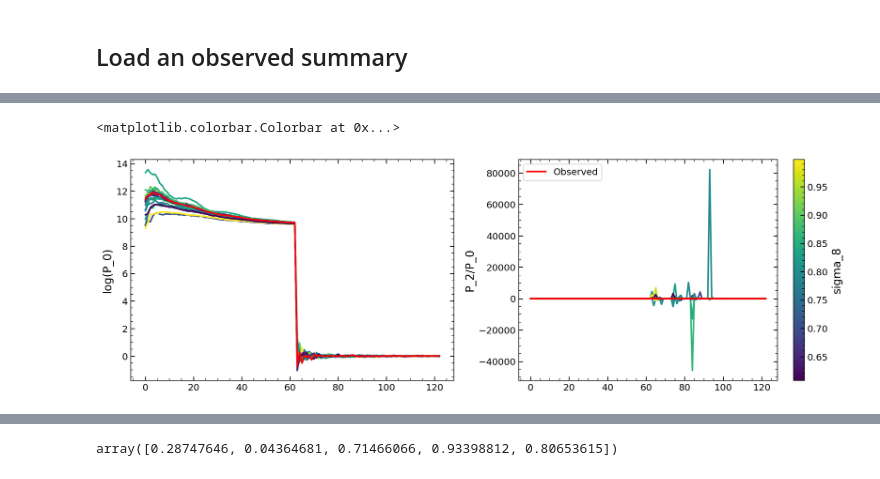
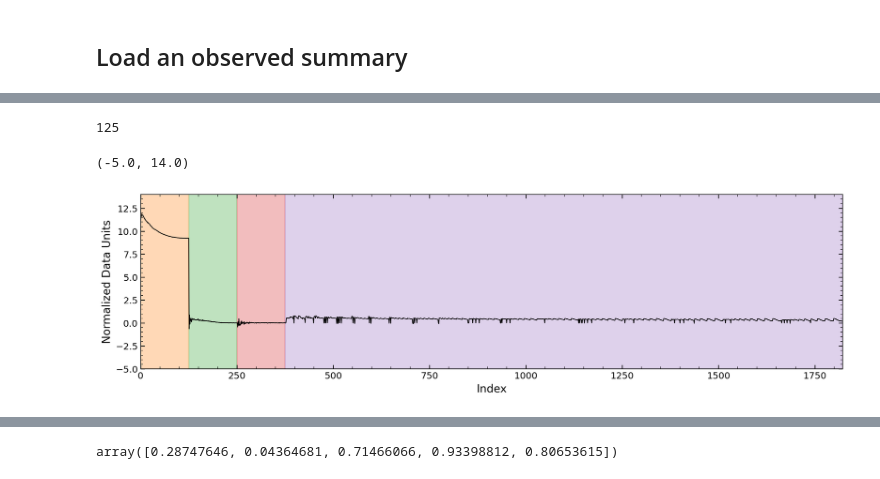
Before and after one commit to maho3/ltu-gobig, a Jupyter notebook: experiments/abacuslike/new_inference_abacus.ipynb, the cells around one changed output, grey strips where cells are left out. Saved outputs shown, nothing was run; the diff lists cells and outputs as text; code cells hidden in the pictures.

```diff
--- a/experiments/abacuslike/new_inference_abacus.ipynb
+++ b/experiments/abacuslike/new_inference_abacus.ipynb
@@ -249,26 +205,36 @@ plt.colorbar(plt.cm.ScalarMappable(
-# %%
-import matplotlib.colors as mcolors
-
-ss = 10
-Npoles = len(summaries)//2
-
-f, axs = plt.subplots(1, Npoles, figsize=(8*Npoles, 5))
-par = ytest[::ss, 4]
-cmap = plt.get_cmap('viridis')
-norm = mcolors.Normalize(vmin=par.min(), vmax=par.max())
-
-for j, ax in enumerate(axs):
-    for i, t in enumerate(xtest[::ss]):
-        ax.plot(t.reshape(Npoles, -1)[j], color=cmap(norm(par[i])))
-    ax.plot(xin.reshape(Npoles, -1)[j], color='r', label='Observed')
-    if j == 0:
-        ax.set_ylabel(f'log(P_{2*j})')
-    else:
-        ax.set_ylabel(f'P_{2*j}/P_0')
-
-ax.legend()
-plt.colorbar(plt.cm.ScalarMappable(
-    cmap=cmap, norm=norm), ax=ax, label='sigma_8')
-# %% [output]
-<matplotlib.colorbar.Colorbar at 0x...>
-[figure, removed]
+# %%
+# Load observed data
+nbody = 'abacus'
+sim = 'nbody'
+save_dir = join(wdir, nbody, sim, 'models')
+modelpath = join(save_dir, tracer, summary, f'kmax-{kmax}')
+
+xobs = np.load(join(modelpath, 'x_test.npy'))
+yobs = np.load(join(modelpath, 'theta_test.npy'))
+xid = np.load(join(modelpath, 'ids_test.npy'))
+
+# xobs = xobs[::7]
+# yobs = yobs[::7]
+# xid = xid[::7]
+xobs = xobs[:15]
+yobs = yobs[:15]
+xid = xid[:15]
+# %%
+np.argmax(np.abs(np.diff(xobs[0])))
+# %% [output]
+125
+# %%
+f, ax = plt.subplots(1, 1, figsize=(16, 4))
+ax.plot(xobs[0], lw=1, c='k')
+
+ax.fill_between(range(0, 125), -30, 30, color='C1', alpha=0.3)
+ax.fill_between(range(125,250), -30, 30, color='C2', alpha=0.3)
+ax.fill_between(range(250,375), -30, 30, color='C3', alpha=0.3)
+ax.fill_between(range(375,len(xobs[0])), -30, 30, color='C4', alpha=0.3)
+
+ax.set(xlabel='Index', ylabel='Normalized Data Units')
+ax.set_xlim(0, len(xobs[0]))
+ax.set_ylim(-5,14)
+# %% [output]
+(-5.0, 14.0)
+[figure, added]
```
Also changed, not shown: parts of 21 cells of this notebook, 5 other files.
